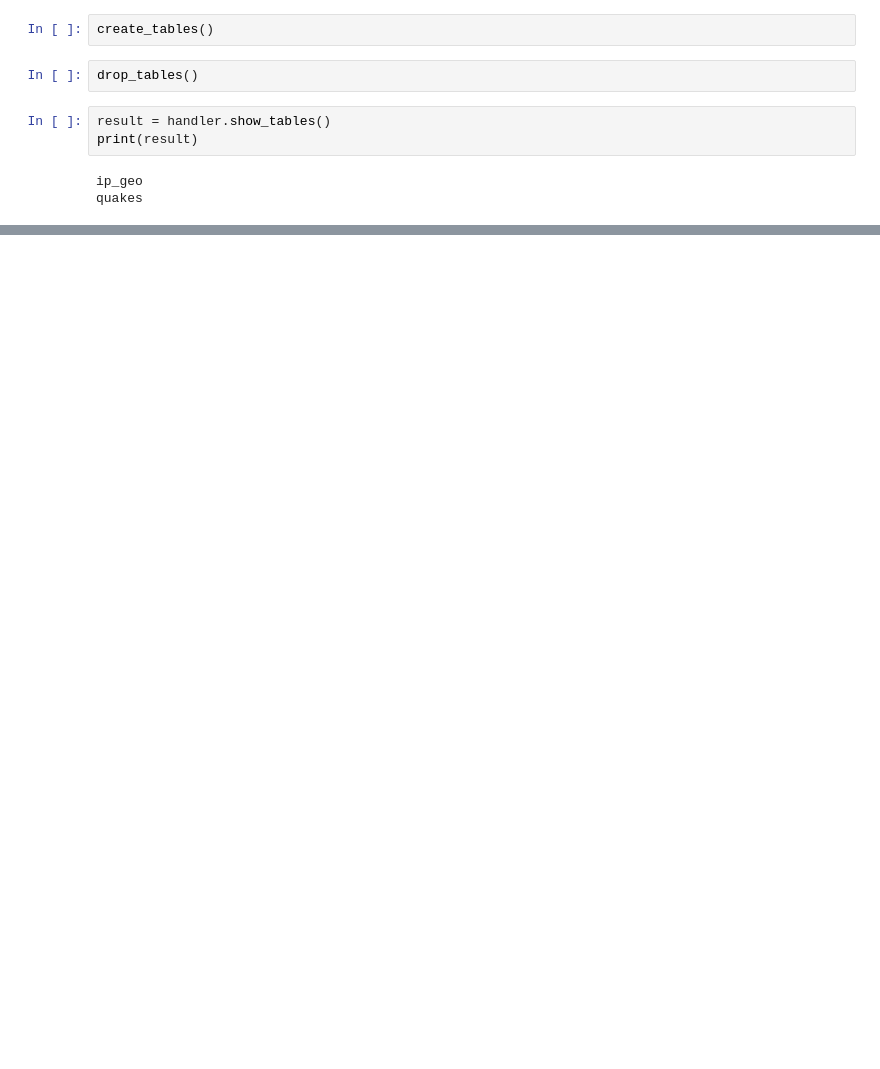
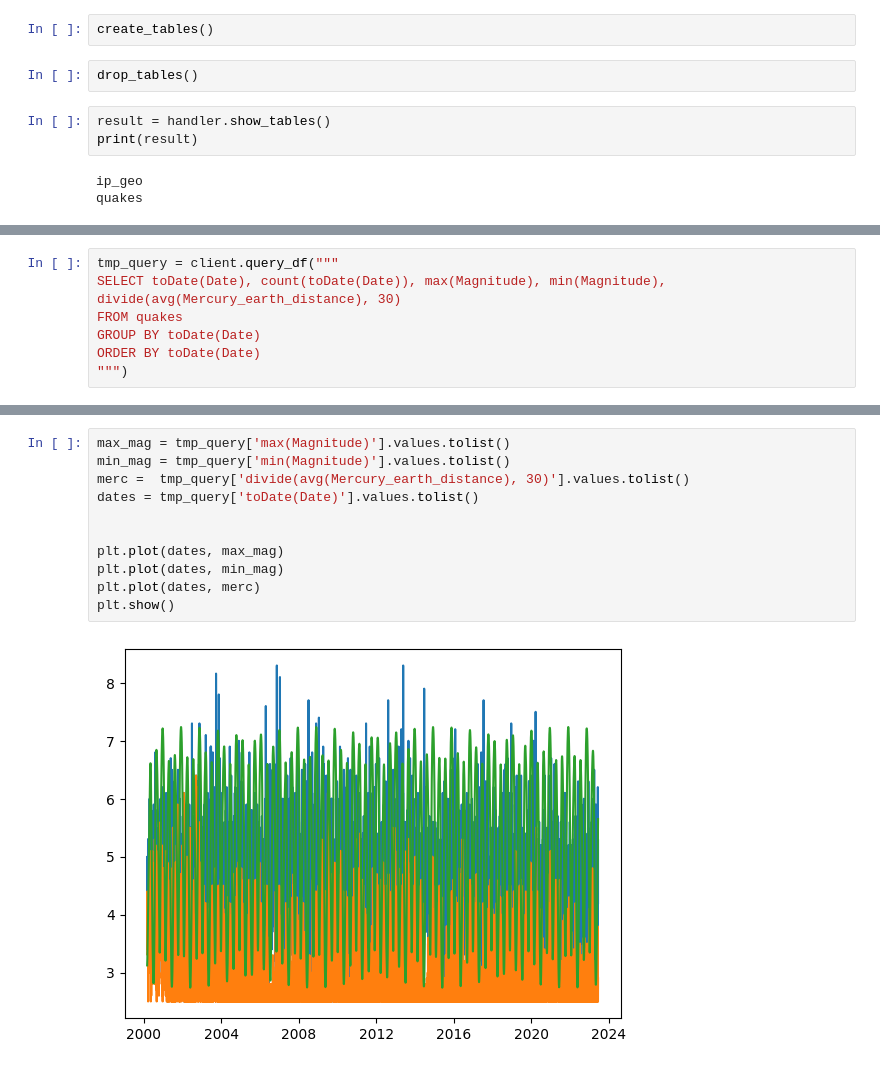
Before and after one commit to RomanZorkin/temblor, a Jupyter notebook: upload.ipynb, the cells around one changed output, grey strips where cells are left out. Drawn from its saved outputs; the diff is of its cells as text; blank space fills up the shorter version.

```diff
--- a/upload.ipynb
+++ b/upload.ipynb
@@ -54,0 +82,7 @@ client.query_df('SELECT * FROM quakes')
+# %%
+tmp_query = client.query_df("""
+SELECT toDate(Date), count(toDate(Date)), max(Magnitude), min(Magnitude), divide(avg(Mercury_earth_distance), 30)
+FROM quakes
+GROUP BY toDate(Date)
+ORDER BY toDate(Date)
+""")
@@ -54,0 +105,13 @@ client.query_df('SELECT * FROM quakes')
+# %%
+max_mag = tmp_query['max(Magnitude)'].values.tolist()
+min_mag = tmp_query['min(Magnitude)'].values.tolist()
+merc =  tmp_query['divide(avg(Mercury_earth_distance), 30)'].values.tolist()
+dates = tmp_query['toDate(Date)'].values.tolist()
+
+
+plt.plot(dates, max_mag)
+plt.plot(dates, min_mag)
+plt.plot(dates, merc)
+plt.show()
+# %% [output]
+[figure, added]
```
Also changed, not shown: parts of 20 cells of this notebook, 5 other files.
